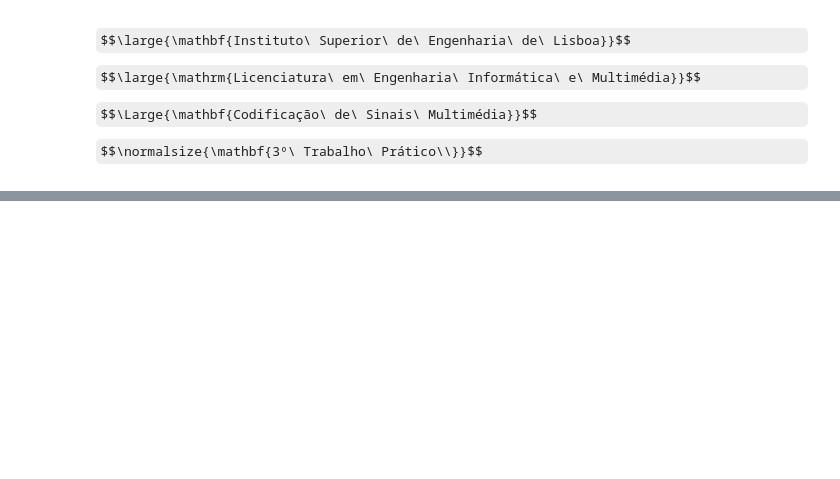
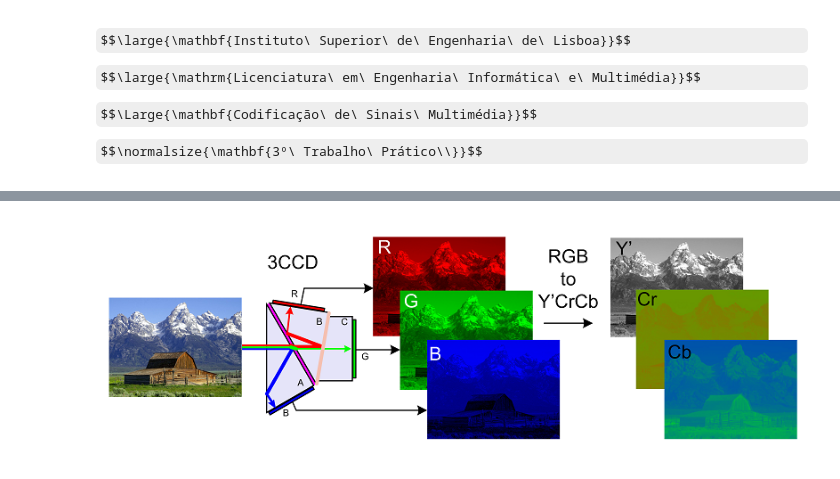
Before and after one commit to pedroamarocosta/csm, a Jupyter notebook: isel_leim_csm_1819/projects/P03/notebooks/P03_notebook.ipynb, the cells around one changed output, grey strips where cells are left out. Cells and saved outputs as stored; diff of their text form; code cells hidden in the pictures; some formulas as TeX source; blank space fills up the shorter version.

Commit message:
Update JPEG

```diff
--- a/isel_leim_csm_1819/projects/P03/notebooks/P03_notebook.ipynb
+++ b/isel_leim_csm_1819/projects/P03/notebooks/P03_notebook.ipynb
@@ -43,6 +43,7 @@ class Notebook():
     LIBRARY = ROOT + '/My Drive/CSM/isel_leim_csm_1819/projects/lib'
     NOTEBOOK = PROJECT + '/notebooks/'
     RESOURCES = PROJECT + '/resources/raw/'
+    REFERENCES = PROJECT + '/references/'
     OUTPUT = PROJECT + '/resources/processed/'
     GPU = GPU.getGPUs()
     PROCESS = psutil.Process(os.getpid())
@@ -107,0 +127,7 @@ class FileType(Enum):
+# %%
+#@title  Transformação do Espaço de Cores (esquema)
+path = 'JPEG_ycrcb.png'
+assert os.path.isfile(Notebook.REFERENCES + path)
+cv2_imshow(cv2.imread(Notebook.REFERENCES + path))
+# %% [output]
+[figure, added]
```
Also changed, not shown: parts of 28 cells of this notebook, 5 other files.
